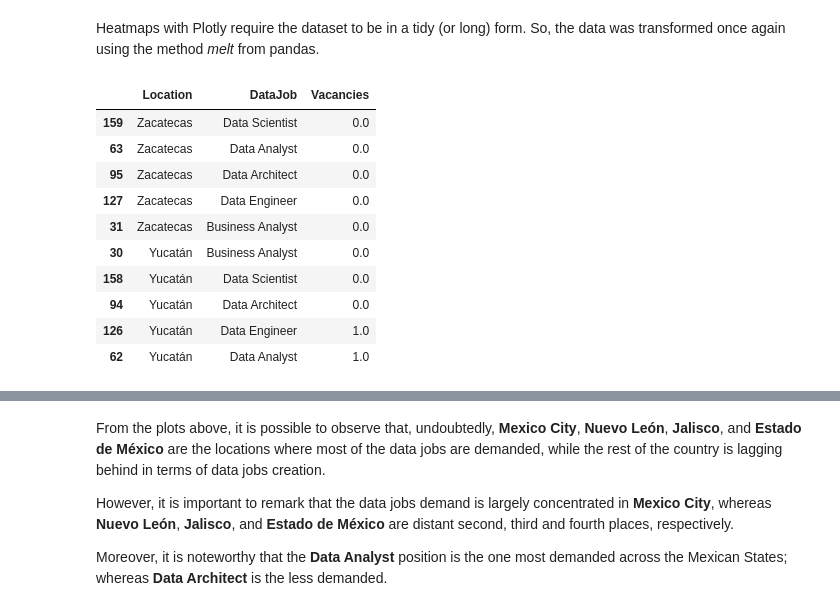
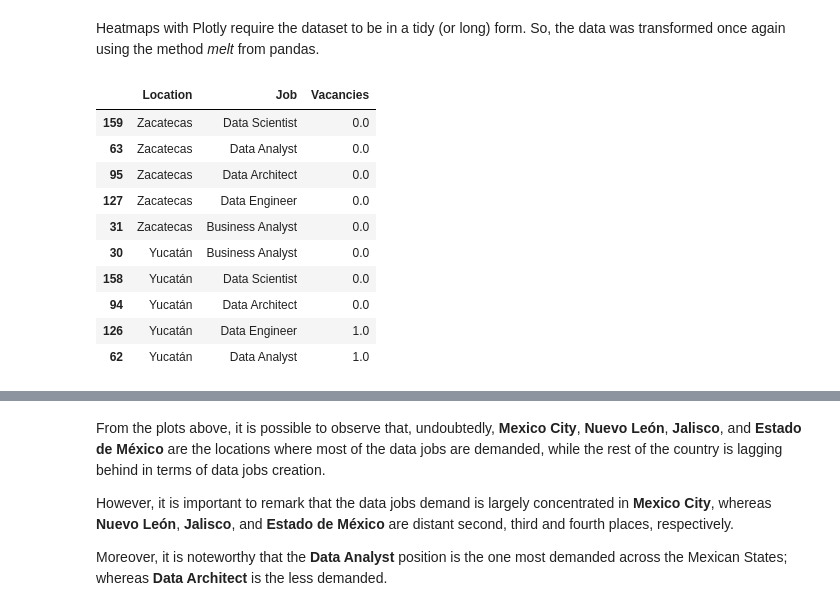
Before and after one commit to DanielEduardoLopez/DataJobs-MX2023, a Jupyter notebook: 2_DataJobsMX2023_DataAnalysis.ipynb, the cells around one changed output, grey strips where cells are left out. Saved outputs shown, nothing was run; the diff lists cells and outputs as text; code cells hidden in the pictures.

```diff
--- a/2_DataJobsMX2023_DataAnalysis.ipynb
+++ b/2_DataJobsMX2023_DataAnalysis.ipynb
@@ -1091,11 +1099,11 @@ Heatmaps with Plotly require the dataset to be in a tidy (or long) form. So, the
 # %%
 # Converting the Dataset into tidy data
 jobs_per_location_heatmap_tidy_df = pd.melt(jobs_per_location_heatmap_df.reset_index().rename(columns = {'index': 'Location'}),
-                                            id_vars= 'Location', var_name = 'DataJob', value_name = 'Vacancies').\
+                                            id_vars= 'Location', var_name = 'Job', value_name = 'Vacancies').\
                                     sort_values(by = 'Location', ascending = False)
 jobs_per_location_heatmap_tidy_df.head(10)
 # %% [output]
-|  | Location | DataJob | Vacancies |
+|  | Location | Job | Vacancies |
 | 159 | Zacatecas | Data Scientist | 0.0 |
 | 63 | Zacatecas | Data Analyst | 0.0 |
 | 95 | Zacatecas | Data Architect | 0.0 |
```
Also changed, not shown: parts of 14 cells of this notebook.
